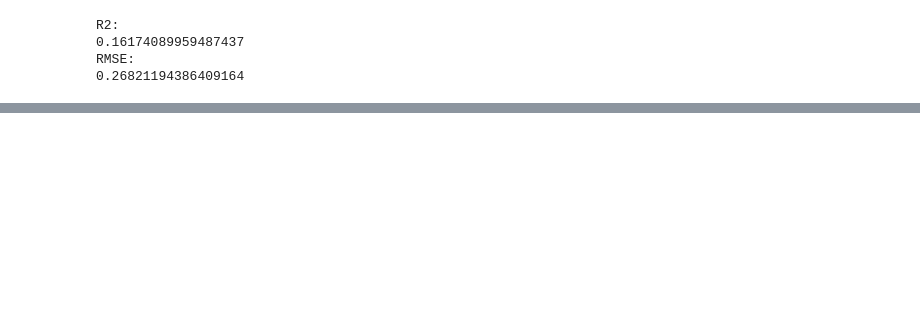
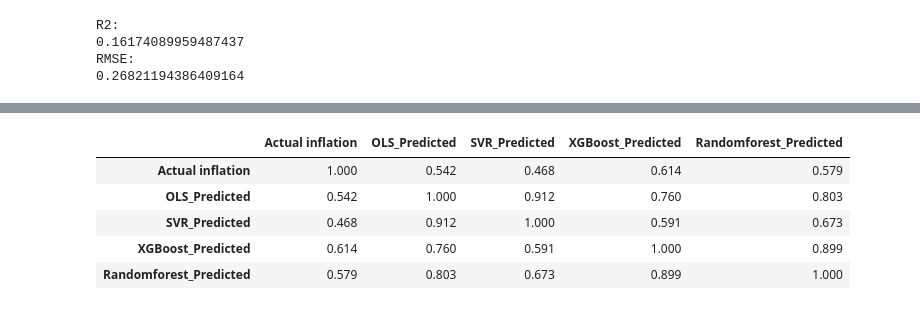
Before and after one commit to inflamcucum/ECON4305-group-project-team7, a Jupyter notebook: Combined models.ipynb, the cells around one changed output, grey strips where cells are left out. Drawn from its saved outputs; the diff is of its cells as text; code cells hidden in the pictures; blank space fills up the shorter version.

```diff
--- a/Combined models.ipynb
+++ b/Combined models.ipynb
@@ -658,0 +686,9 @@ Statistics
+# %%
+resultb4pan.corr()
+# %% [output]
+|  | Actual inflation | OLS_Predicted | SVR_Predicted | XGBoost_Predicted | Randomforest_Predicted |
+| Actual inflation | 1.000 | 0.542 | 0.468 | 0.614 | 0.579 |
+| OLS_Predicted | 0.542 | 1.000 | 0.912 | 0.760 | 0.803 |
+| SVR_Predicted | 0.468 | 0.912 | 1.000 | 0.591 | 0.673 |
+| XGBoost_Predicted | 0.614 | 0.760 | 0.591 | 1.000 | 0.899 |
+| Randomforest_Predicted | 0.579 | 0.803 | 0.673 | 0.899 | 1.000 |
```
Also changed, not shown: parts of 19 cells of this notebook, 2 other files.
